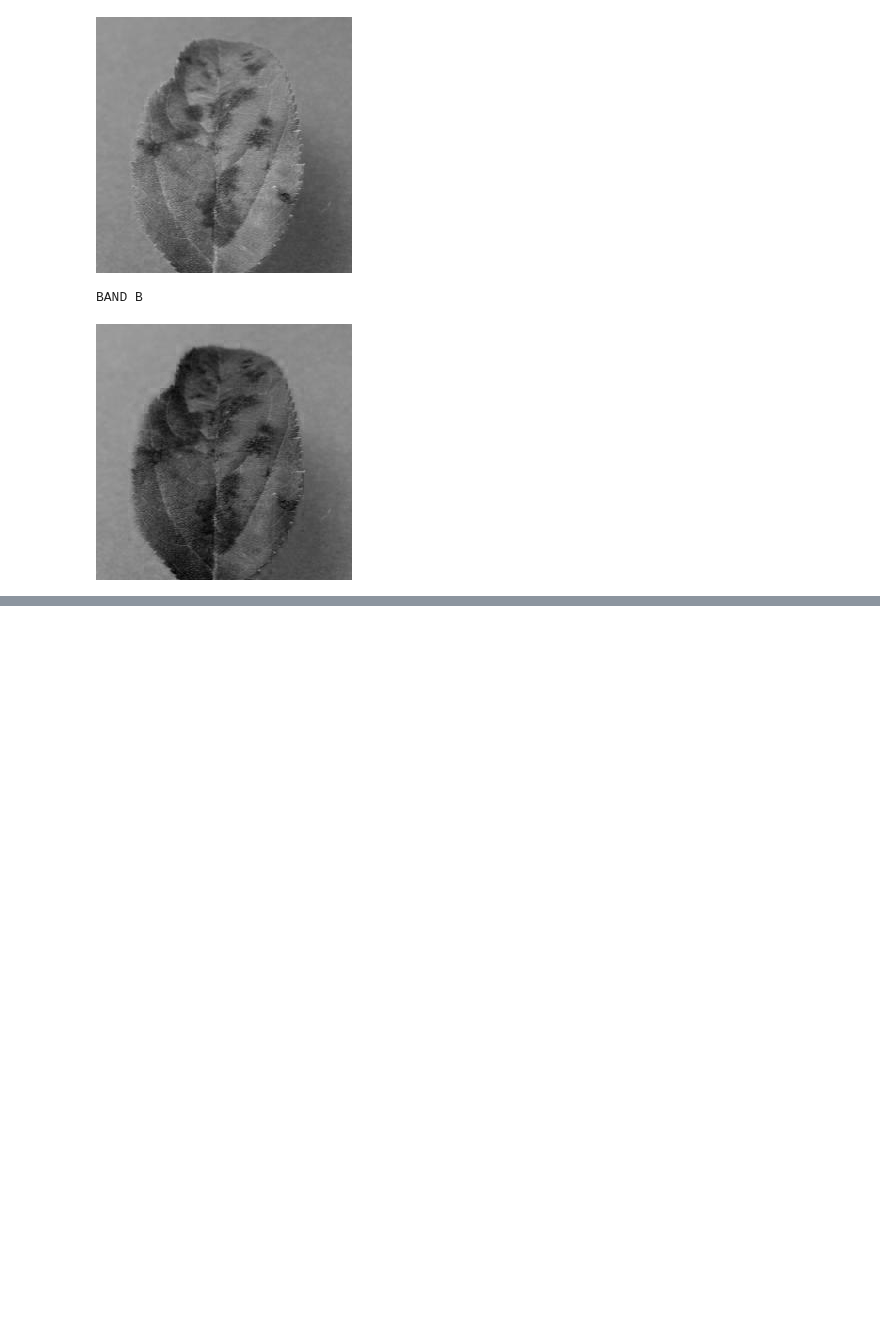
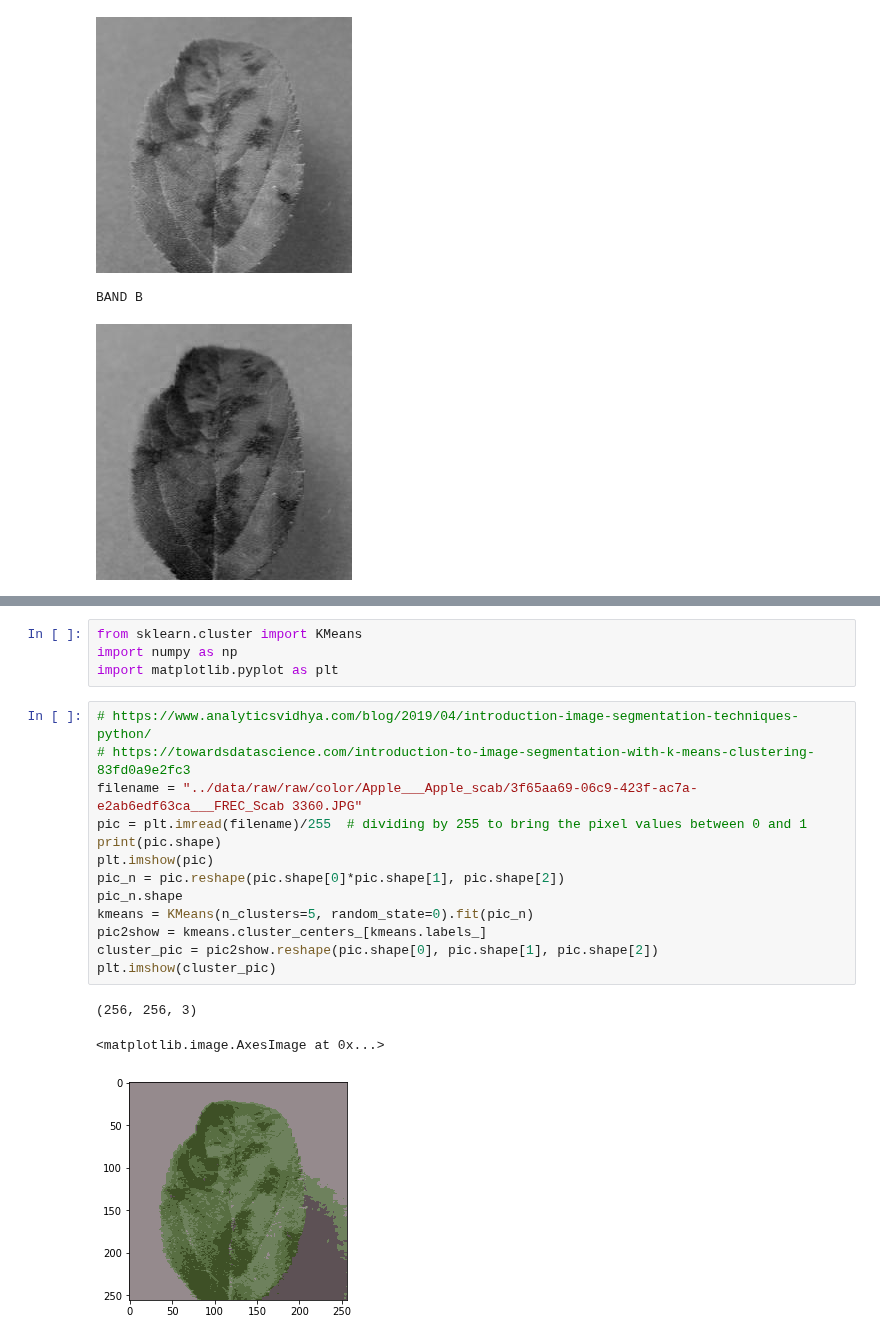
Before and after one commit to bitjockey42/ikapati-research, a Jupyter notebook: notebooks/1.0-agj-data-exploration.ipynb, the cells around one changed output, grey strips where cells are left out. Cells and saved outputs as stored; diff of their text form; blank space fills up the shorter version.

```diff
--- a/notebooks/1.0-agj-data-exploration.ipynb
+++ b/notebooks/1.0-agj-data-exploration.ipynb
@@ -278,0 +241,21 @@ BAND B
+# %%
+from sklearn.cluster import KMeans
+import numpy as np
+import matplotlib.pyplot as plt
+# %%
+# https://www.analyticsvidhya.com/blog/2019/04/introduction-image-segmentation-techniques-python/
+# https://towardsdatascience.com/introduction-to-image-segmentation-with-k-means-clustering-83fd0a9e2fc3
+filename = "../data/raw/raw/color/Apple___Apple_scab/3f65aa69-06c9-423f-ac7a-e2ab6edf63ca___FREC_Scab 3360.JPG"
+pic = plt.imread(filename)/255  # dividing by 255 to bring the pixel values between 0 and 1
+print(pic.shape)
+plt.imshow(pic)
+pic_n = pic.reshape(pic.shape[0]*pic.shape[1], pic.shape[2])
+pic_n.shape
+kmeans = KMeans(n_clusters=5, random_state=0).fit(pic_n)
+pic2show = kmeans.cluster_centers_[kmeans.labels_]
+cluster_pic = pic2show.reshape(pic.shape[0], pic.shape[1], pic.shape[2])
+plt.imshow(cluster_pic)
+# %% [output]
+(256, 256, 3)
+<matplotlib.image.AxesImage at 0x...>
+[figure, added]
```
Also changed, not shown: parts of 29 cells of this notebook.
